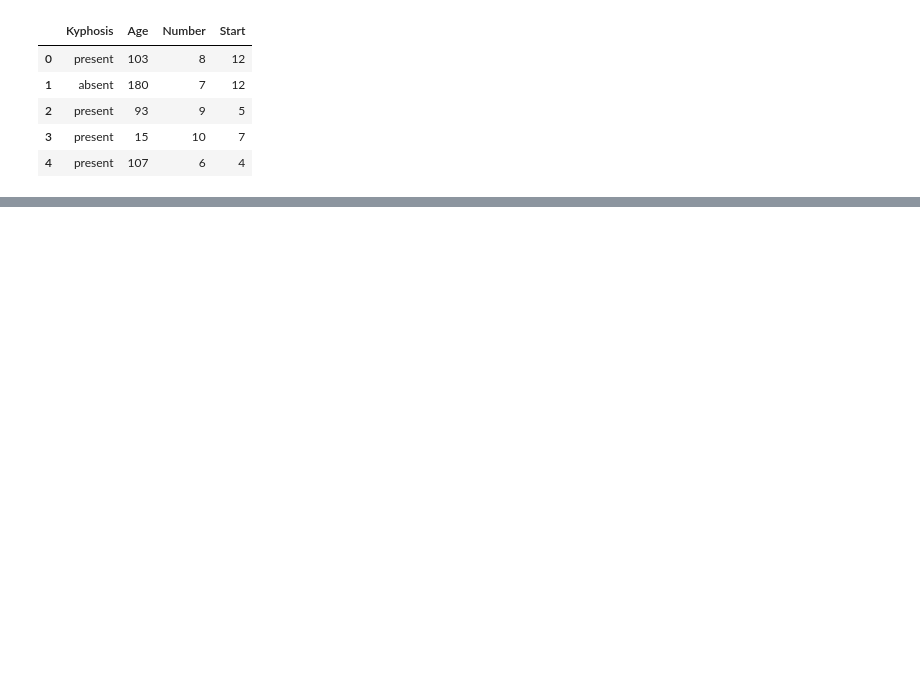
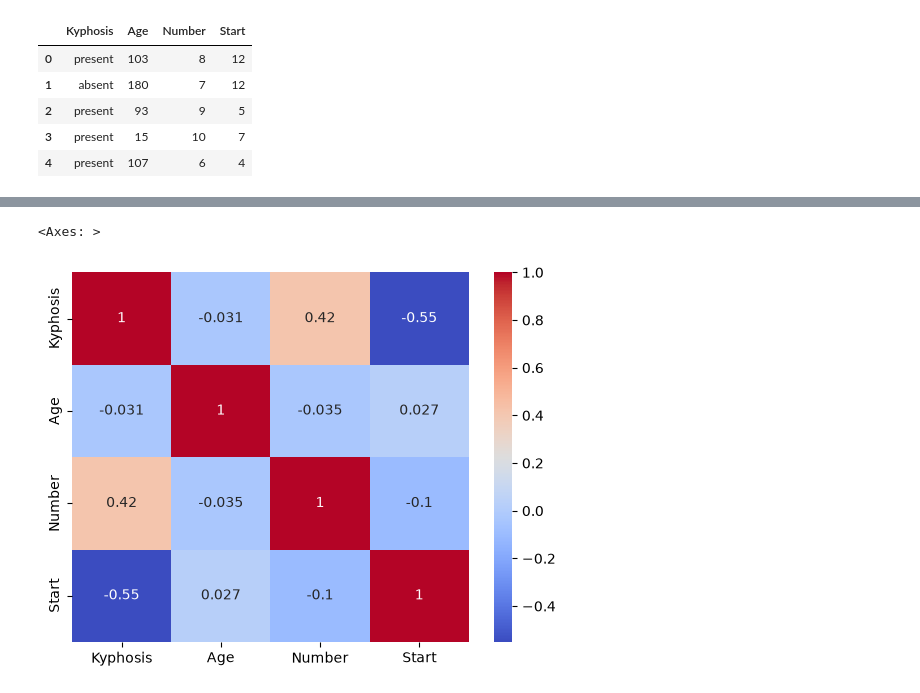
Before and after one commit to mazizbahoo/Python, a Jupyter notebook: Machine Learning/kyphosis.ipynb, the cells around one changed output, grey strips where cells are left out. Cells and saved outputs as stored; diff of their text form; code cells hidden in the pictures; blank space fills up the shorter version.

```diff
--- a/Machine Learning/kyphosis.ipynb
+++ b/Machine Learning/kyphosis.ipynb
@@ -30,0 +53,3 @@ memory usage: 6.4 KB
+# %%
+kyphosis['Kyphosis'] = kyphosis['Kyphosis'].replace({'absent': 0, 'present': 1}).astype(int)
+kyphosis.head()
@@ -30,0 +63,3 @@ memory usage: 6.4 KB
+# %%
+corr = kyphosis.corr()
+corr
@@ -30,0 +72,5 @@ memory usage: 6.4 KB
+# %%
+sns.heatmap(corr, annot=True, cmap='coolwarm')
+# %% [output]
+<Axes: >
+[figure, added]
```
Also changed, not shown: parts of 23 cells of this notebook.
